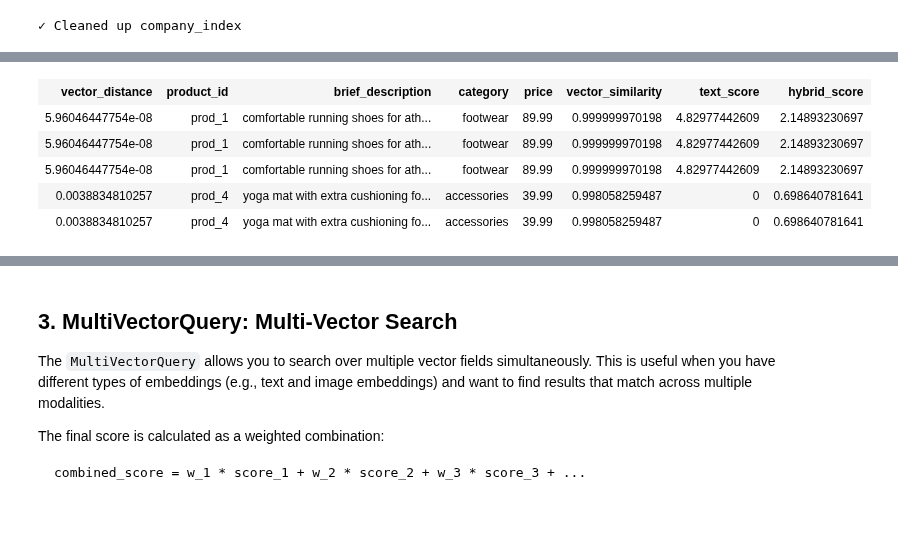
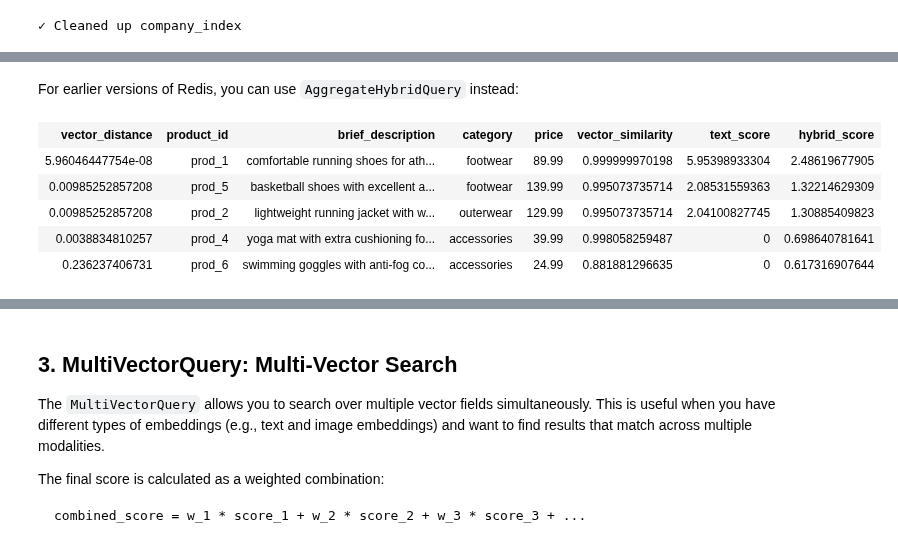
Before and after one commit to redis/redis-vl-python, a Jupyter notebook: docs/user_guide/11_advanced_queries.ipynb, the cells around one changed output, grey strips where cells are left out. Drawn from its saved outputs; the diff is of its cells as text; code cells hidden in the pictures; blank space fills up the shorter version.

```diff
--- a/docs/user_guide/11_advanced_queries.ipynb
+++ b/docs/user_guide/11_advanced_queries.ipynb
@@ -489,25 +506,26 @@ Let's search for "running" with both text and semantic search:
+# %% [markdown]
+For earlier versions of Redis, you can use `AggregateHybridQuery` instead:
 # %%
-from redisvl.query import AggregateHybridQuery
+from redisvl.query.aggregate import AggregateHybridQuery
 
-# Create a hybrid query
-hybrid_query = AggregateHybridQuery(
+agg_hybrid_query = AggregateHybridQuery(
     text="running shoes",
     text_field_name="brief_description",
     vector=[0.1, 0.2, 0.1],  # Query vector
     vector_field_name="text_embedding",
     return_fields=["product_id", "brief_description", "category", "price"],
     num_results=5
 )
 
-results = index.query(hybrid_query)
+results = index.query(agg_hybrid_query)
 result_print(results)
 # %% [output]
 | vector_distance | product_id | brief_description | category | price | vector_similarity | text_score | hybrid_score |
-| 5.96046447754e-08 | prod_1 | comfortable running shoes for ath... | footwear | 89.99 | 0.999999970198 | 4.82977442609 | 2.14893230697 |
-| 5.96046447754e-08 | prod_1 | comfortable running shoes for ath... | footwear | 89.99 | 0.999999970198 | 4.82977442609 | 2.14893230697 |
-| 5.96046447754e-08 | prod_1 | comfortable running shoes for ath... | footwear | 89.99 | 0.999999970198 | 4.82977442609 | 2.14893230697 |
+| 5.96046447754e-08 | prod_1 | comfortable running shoes for ath... | footwear | 89.99 | 0.999999970198 | 5.95398933304 | 2.48619677905 |
+| 0.00985252857208 | prod_5 | basketball shoes with excellent a... | footwear | 139.99 | 0.995073735714 | 2.08531559363 | 1.32214629309 |
+| 0.00985252857208 | prod_2 | lightweight running jacket with w... | outerwear | 129.99 | 0.995073735714 | 2.04100827745 | 1.30885409823 |
 | 0.0038834810257 | prod_4 | yoga mat with extra cushioning fo... | accessories | 39.99 | 0.998058259487 | 0 | 0.698640781641 |
-| 0.0038834810257 | prod_4 | yoga mat with extra cushioning fo... | accessories | 39.99 | 0.998058259487 | 0 | 0.698640781641 |
+| 0.236237406731 | prod_6 | swimming goggles with anti-fog co... | accessories | 24.99 | 0.881881296635 | 0 | 0.617316907644 |
 # %% [markdown]
 ### Adjusting the Alpha Parameter
 
```
Also changed, not shown: parts of 35 cells of this notebook, 2 other files.
